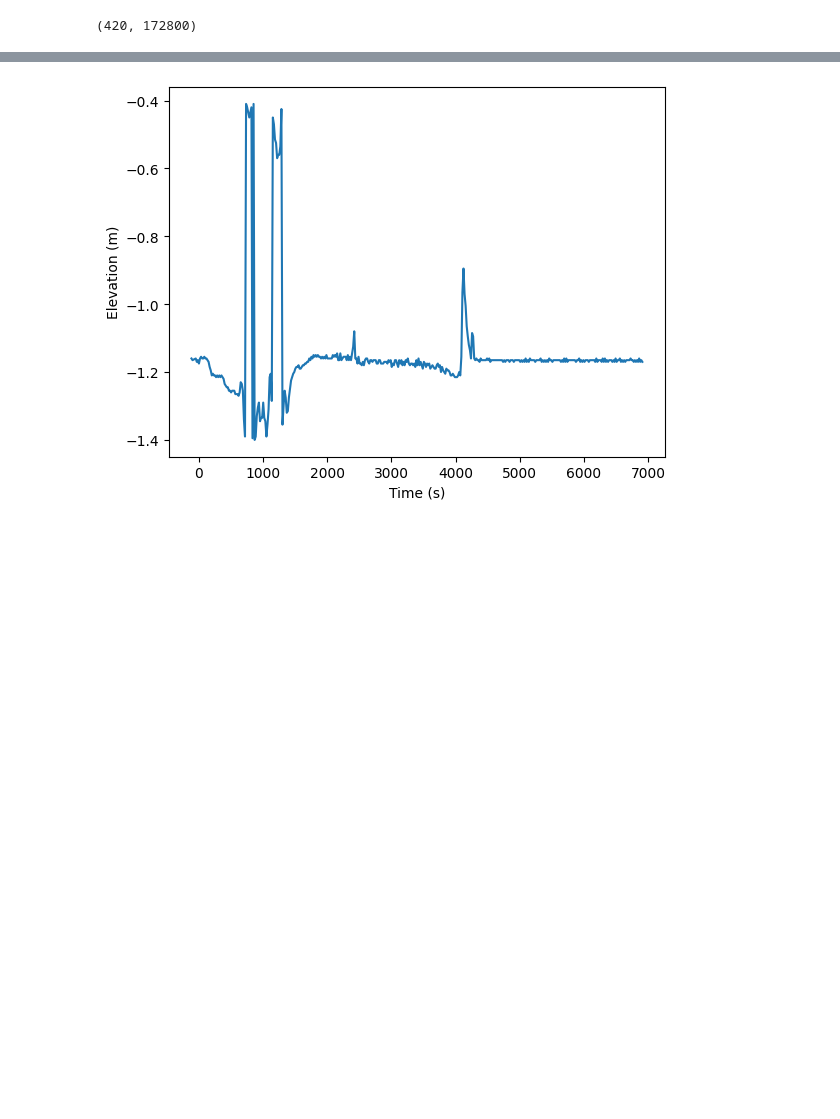
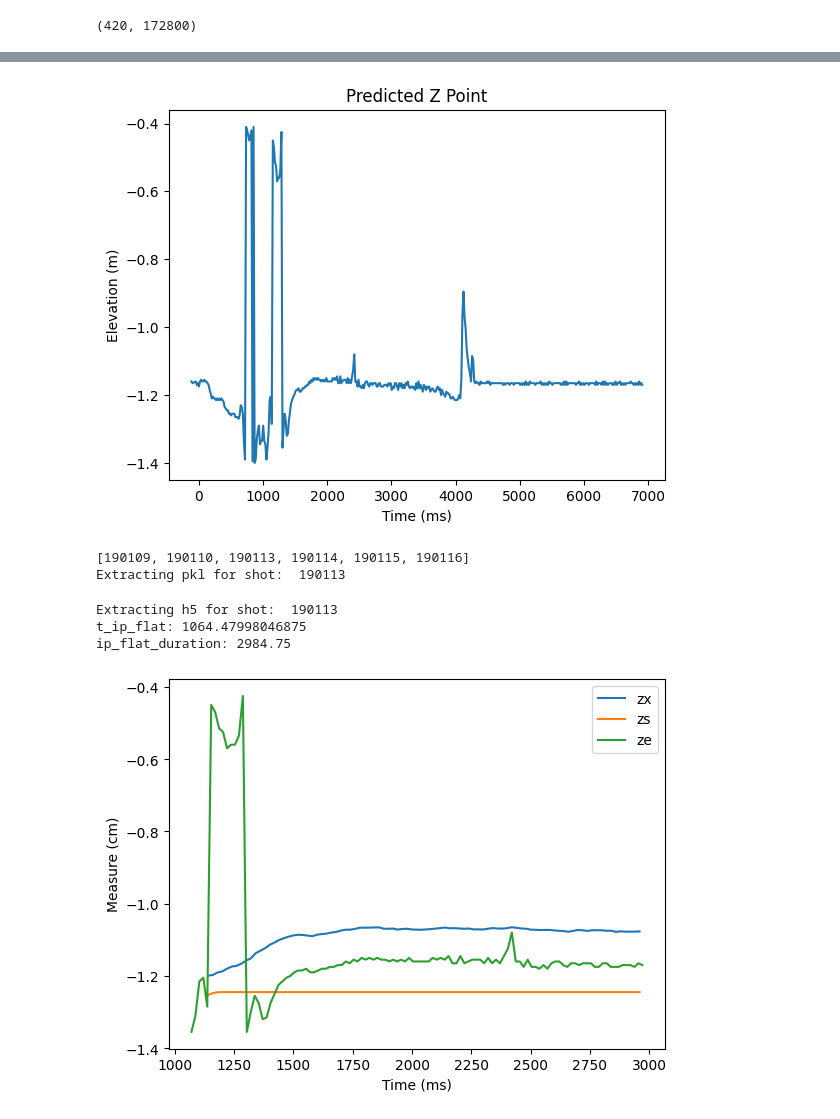
Before and after one commit to PlasmaControl/plasma-tv, a Jupyter notebook: notebooks/tangtv_pipeline.ipynb, the cells around one changed output, grey strips where cells are left out. Drawn from its saved outputs; the diff is of its cells as text; code cells hidden in the pictures; blank space fills up the shorter version.

```diff
--- a/notebooks/tangtv_pipeline.ipynb
+++ b/notebooks/tangtv_pipeline.ipynb
@@ -51,8 +75,66 @@ plt.show()
 real_pred_r = radii[np.round(pred_r).astype(int)]
 real_pred_z = elevation[np.round(pred_z).astype(int)]
 plt.ylabel("Elevation (m)")
-plt.xlabel("Time (s)")
+plt.xlabel("Time (ms)")
 plt.plot(vid_times,real_pred_z)
+plt.title("Predicted Z Point")
 plt.show()
 # %% [output]
-[figure, old version]
+[figure, new version]
+# %%
+pkl_path = '../data/external/toksearch/detach.pkl'
+
+with open(pkl_path, 'rb') as file:
+    points = pickle.load(file)
+
+point_keys = list(points.keys())
+shot = points[point_keys[shot_idx]]['vars']
+times = points[point_keys[shot_idx]]['time']
+times_transp = np.transpose(times)
+shot_transp = np.transpose(shot)
+print(point_keys)
+print("Extracting pkl for shot: ", point_keys[shot_idx])
+# %% [output]
+[190109, 190110, 190113, 190114, 190115, 190116]
+Extracting pkl for shot:  190113
+# %%
+h5_path = '../data/external/toksearch/detach.h5'
+
+with h5py.File(h5_path, 'r') as file:
+    keys = list(file.keys())
+# %%
+with h5py.File(h5_path, 'r') as file:
+    shot = file[keys[shot_idx]]
+    print("Extracting h5 for shot: ", keys[shot_idx])
+    if 't_ip_flat_sql' in shot:
+        t_ip_flat = shot['t_ip_flat_sql'][()]
+        print('t_ip_flat:', t_ip_flat)
+    else:
+        print("t_ip_flat_sql not found in h5 file.")
+    if 'ip_flat_duration_sql' in shot:
+        ip_flat_duration = shot['ip_flat_duration_sql'][()]
+        print('ip_flat_duration:', ip_flat_duration)
+    else:
+        print("ip_flat_duration_sql not found in h5 file.")
+# %% [output]
+Extracting h5 for shot:  190113
+t_ip_flat: 1064.47998046875
+ip_flat_duration: 2984.75
+# %%
+crop_times, crop_shot = crop_time(times_transp, shot_transp, t_ip_flat, ip_flat_duration)
+crop_times_vid, crop_pred_z = crop_time(vid_times, np.expand_dims(real_pred_z, axis=0), t_ip_flat, ip_flat_duration)
+zx = crop_shot[1] / 1e2
+zs = crop_shot[3] / 1e2
+ze = crop_pred_z[0]
+# %%
+# plt.plot(crop_times, crop_shot[0], label="rx")
+plt.plot(crop_times, zx, label="zx")
+# plt.plot(crop_times, crop_shot[2], label="rs")
+plt.plot(crop_times, zs, label="zs")
+plt.plot(crop_times_vid, ze, label="ze")
+plt.xlabel("Time (ms)")
+plt.ylabel("Measure (cm)")
+plt.legend()
+plt.show()
+# %% [output]
+[figure, added]
```
Also changed, not shown: parts of 14 cells of this notebook, 1 other file.
